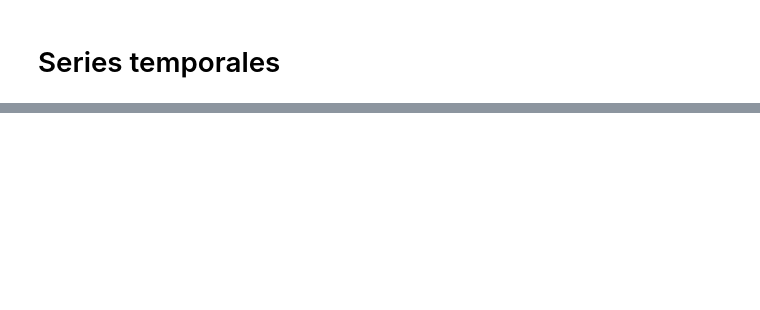
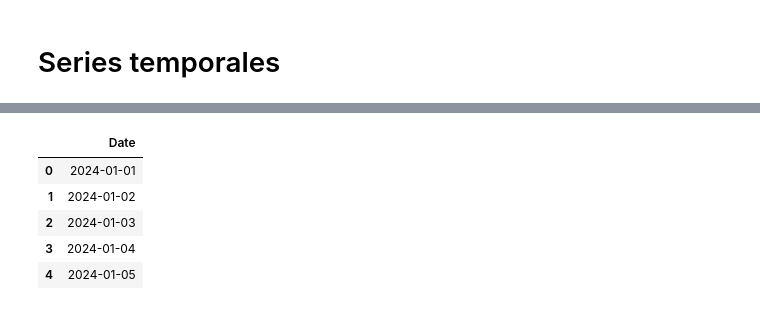
Before and after one commit to RootMOMG/data-science, a Jupyter notebook: notebooks/Series_temporales.ipynb, the cells around one changed output, grey strips where cells are left out. Drawn from its saved outputs; the diff is of its cells as text; code cells hidden in the pictures; blank space fills up the shorter version.

```diff
--- a/notebooks/Series_temporales.ipynb
+++ b/notebooks/Series_temporales.ipynb
@@ -40,0 +136,3 @@ memory usage: 33.1+ MB
+# %%
+date_range_new = pd.date_range(start='2024-01-01', end='2024-12-31', freq='D')
+date_range_new
@@ -41 +148,11 @@ memory usage: 33.1+ MB
+# %%
+df_dates = pd.DataFrame(date_range_new, columns=['Date'])
+df_dates.head()
+# %% [output]
+|  | Date |
+| 0 | 2024-01-01 |
+| 1 | 2024-01-02 |
+| 2 | 2024-01-03 |
+| 3 | 2024-01-04 |
+| 4 | 2024-01-05 |
 # %%
```
Also changed, not shown: parts of 14 cells of this notebook, 2 other files.
